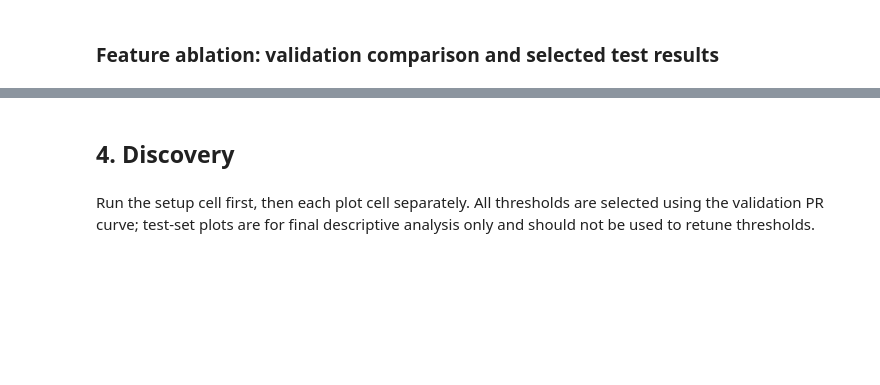
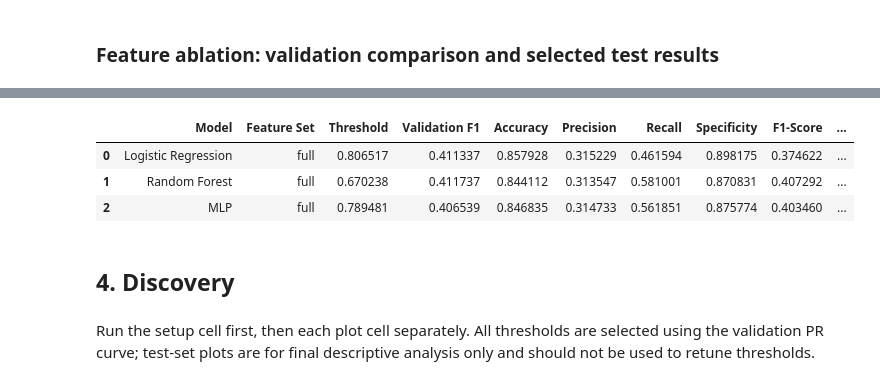
Before and after one commit to kxi-27o7/researchMethodology-RF-vs-MLP, a Jupyter notebook: workspace/evaluate_models.ipynb, the cells around one changed output, grey strips where cells are left out. Saved outputs shown, nothing was run; the diff lists cells and outputs as text; code cells hidden in the pictures; blank space fills up the shorter version.

Commit message:
added full features only table for better analysis viewing

```diff
--- a/workspace/evaluate_models.ipynb
+++ b/workspace/evaluate_models.ipynb
@@ -288,6 +288,21 @@ results_df[[
 | 12 | MLP | without_balance | 0.789097 | 0.156836 | 0.904896 | 0.409203 | 0.071301 | 0.989546 | 0.121441 | ... |
 | 13 | MLP | without_initiator_activity | 0.786368 | 0.407913 | 0.838971 | 0.313753 | 0.629000 | 0.860294 | 0.418669 | ... |
 | 14 | MLP | without_recipient_risk | 0.779144 | 0.407631 | 0.833253 | 0.312500 | 0.673992 | 0.849426 | 0.427013 | ... |
+# %%
+full_results = results_df[results_df["Feature Set"] == "full"]
+
+display(full_results[
+    [
+        "Model", "Feature Set", "Threshold", "Validation F1",
+        "Accuracy", "Precision", "Recall", "Specificity",
+        "F1-Score", "MCC",
+    ]
+].reset_index(drop=True))
+# %% [output]
+|  | Model | Feature Set | Threshold | Validation F1 | Accuracy | Precision | Recall | Specificity | F1-Score | ... |
+| 0 | Logistic Regression | full | 0.806517 | 0.411337 | 0.857928 | 0.315229 | 0.461594 | 0.898175 | 0.374622 | ... |
+| 1 | Random Forest | full | 0.670238 | 0.411737 | 0.844112 | 0.313547 | 0.581001 | 0.870831 | 0.407292 | ... |
+| 2 | MLP | full | 0.789481 | 0.406539 | 0.846835 | 0.314733 | 0.561851 | 0.875774 | 0.403460 | ... |
 # %% [markdown]
 ## 4. Discovery
 # %% [markdown]
```
